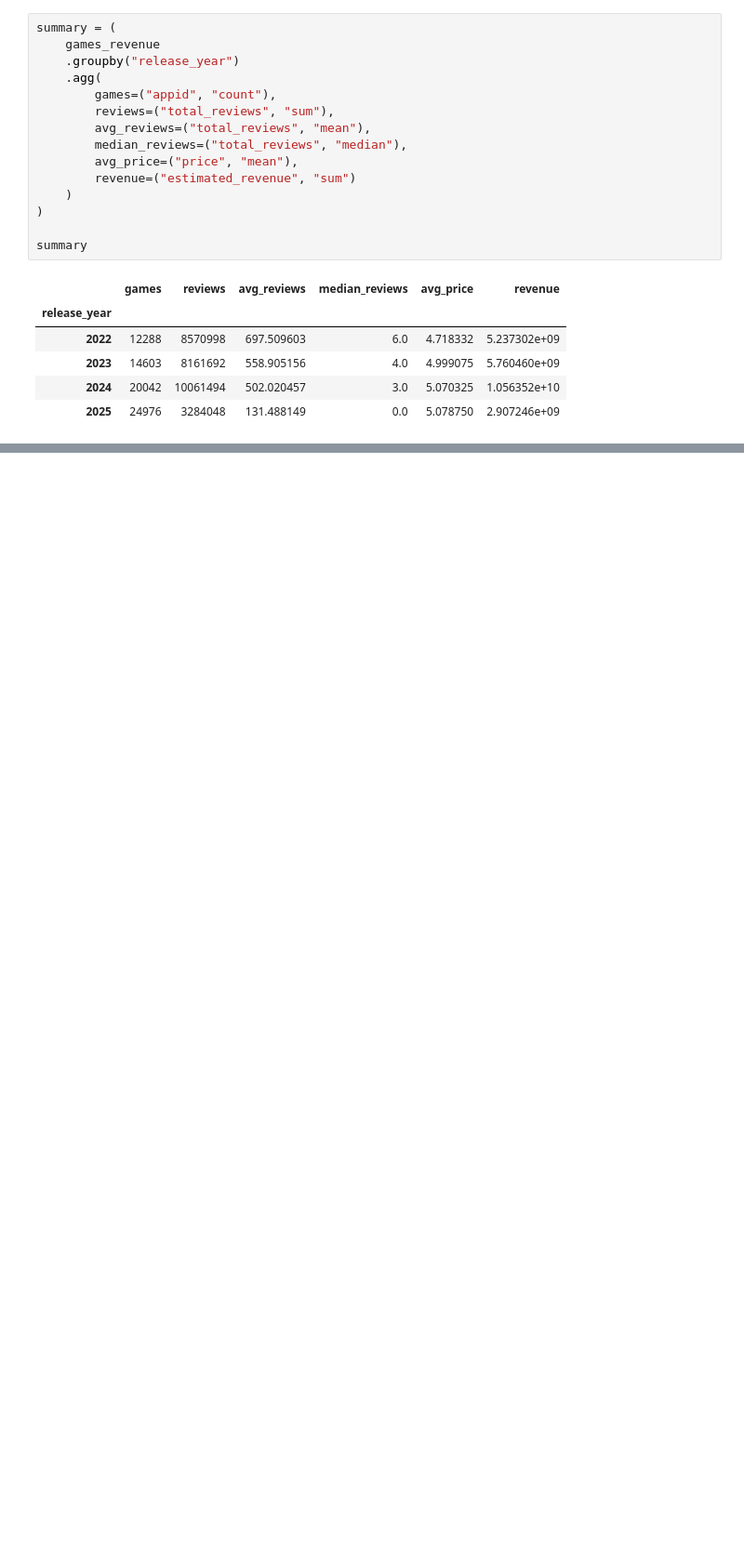
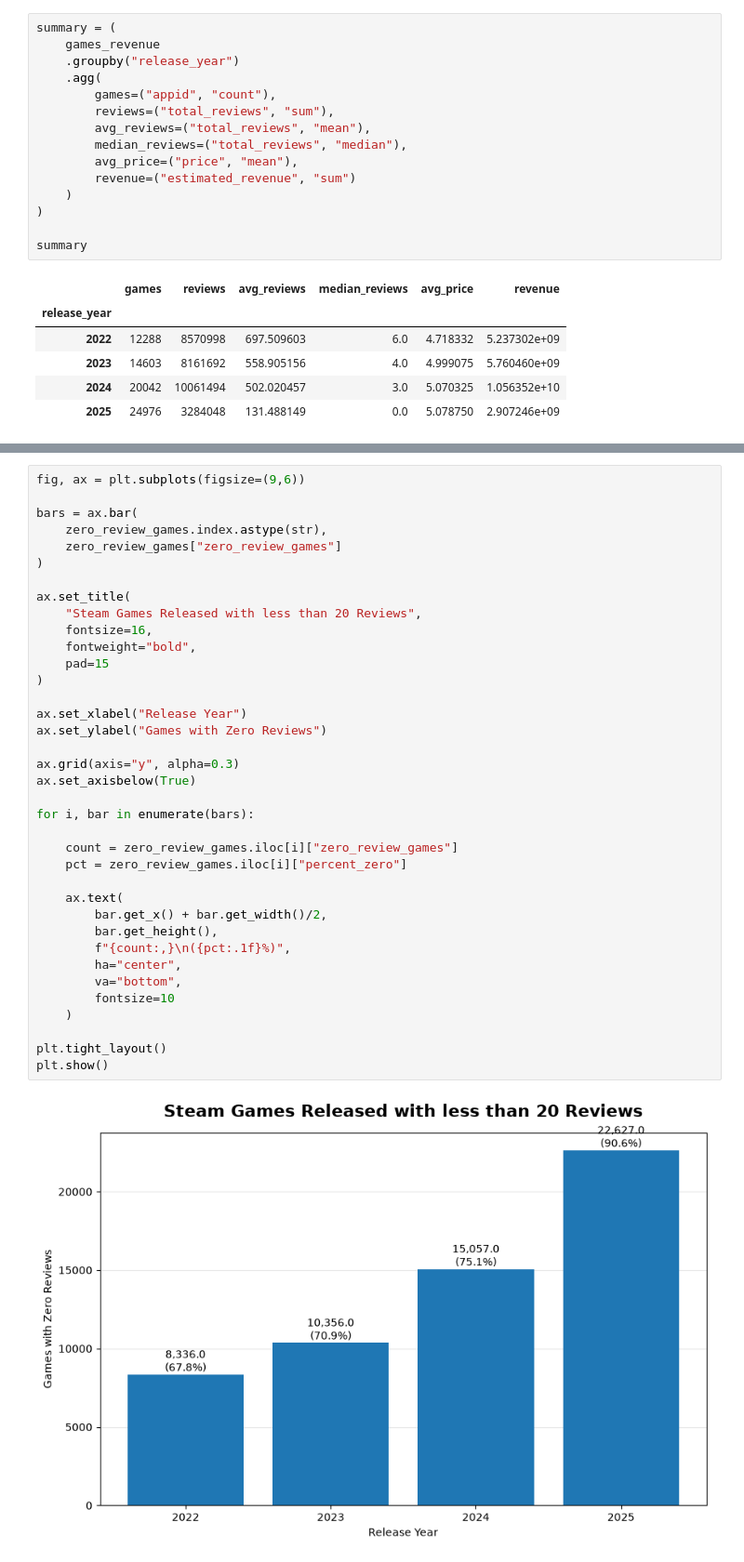
Before and after one commit to IRCSS/Steam-Data-Analyzer, a Jupyter notebook: notebooks/games_chart.ipynb, the cells around one changed output, grey strips where cells are left out. Shown at 93% size. Saved outputs shown, nothing was run; the diff lists cells and outputs as text; blank space fills up the shorter version.

```diff
--- a/notebooks/games_chart.ipynb
+++ b/notebooks/games_chart.ipynb
@@ -1035,0 +1036,39 @@ zero_review_games
+# %%
+fig, ax = plt.subplots(figsize=(9,6))
+
+bars = ax.bar(
+    zero_review_games.index.astype(str),
+    zero_review_games["zero_review_games"]
+)
+
+ax.set_title(
+    "Steam Games Released with less than 20 Reviews",
+    fontsize=16,
+    fontweight="bold",
+    pad=15
+)
+
+ax.set_xlabel("Release Year")
+ax.set_ylabel("Games with Zero Reviews")
+
+ax.grid(axis="y", alpha=0.3)
+ax.set_axisbelow(True)
+
+for i, bar in enumerate(bars):
+
+    count = zero_review_games.iloc[i]["zero_review_games"]
+    pct = zero_review_games.iloc[i]["percent_zero"]
+
+    ax.text(
+        bar.get_x() + bar.get_width()/2,
+        bar.get_height(),
+        f"{count:,}\n({pct:.1f}%)",
+        ha="center",
+        va="bottom",
+        fontsize=10
+    )
+
+plt.tight_layout()
+plt.show()
+# %% [output]
+[figure, added]
```
Also changed, not shown: parts of 13 cells of this notebook, 1 other file.
